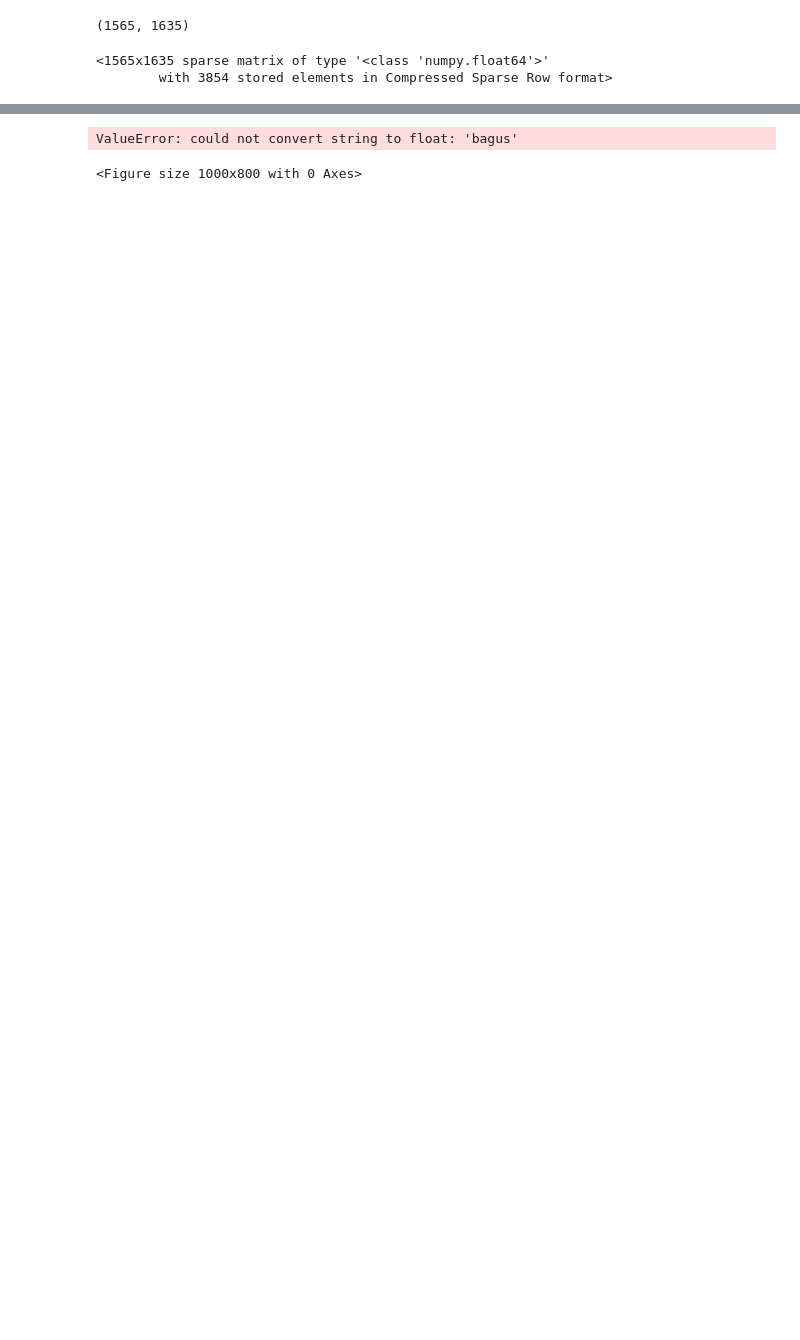
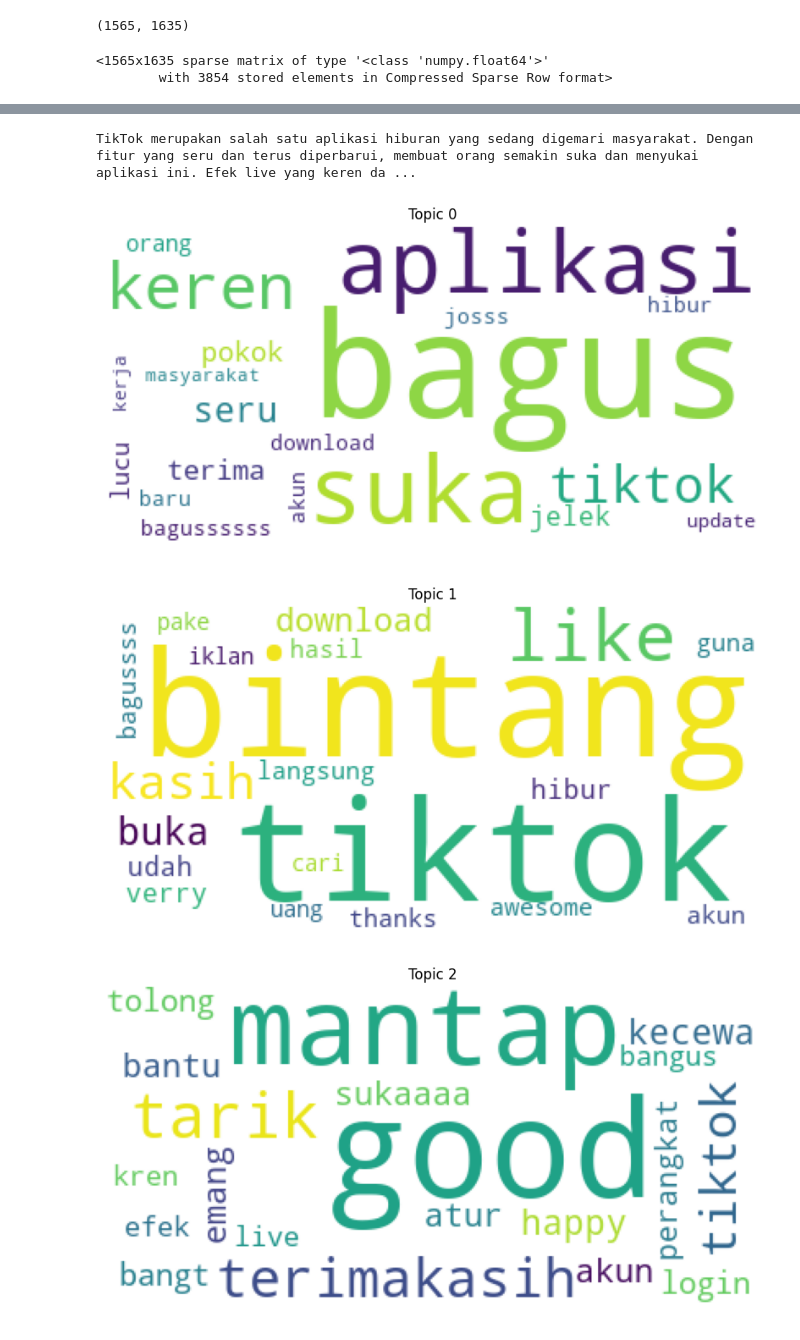
Before and after one commit to rfdharma/LDA---Text-Mining, a Jupyter notebook: TiktokAppReview_LDA/LDA.ipynb, the cells around one changed output, grey strips where cells are left out. Saved outputs shown, nothing was run; the diff lists cells and outputs as text; code cells hidden in the pictures; blank space fills up the shorter version.

```diff
--- a/TiktokAppReview_LDA/LDA.ipynb
+++ b/TiktokAppReview_LDA/LDA.ipynb
@@ -150,6 +151,6 @@ data_vektor
 <1565x1635 sparse matrix of type '<class 'numpy.float64'>'
         with 3854 stored elements in Compressed Sparse Row format>
 # %%
-lda = LatentDirichletAllocation(n_components = 4, random_state = 0)
+lda = LatentDirichletAllocation(n_components = 7, random_state = 0)
 lda.fit(data_vektor)
 # %% [output]
@@ -166,7 +167,7 @@ data_vektor
 # %%
 
 def display_topics(model, feature_names, no_top_words):
-    for topic_idx, topic in enumerate(model.components_):
+    for topic_idx, topic in enumerate(lda.components_):
         print("Topic %d:" % (topic_idx))
         print(" ".join([feature_names[i]
                         for i in topic.argsort()[:-no_top_words - 1:-1]]))
@@ -175,7 +176,7 @@ def display_topics(model, feature_names, no_top_words):
 feature_names = vectorizer.get_feature_names_out()
 
 # n fitur terbaik untuk setiap topik
-no_top_words = 10
+no_top_words = 20
 display_topics(lda, feature_names, no_top_words)
 # %% [output]
 Topic 0:
@@ -188,0 +196,14 @@ nice baik lumayan puas love tiktok filter baguss ajar kuning
+# %%
+# Simpan kata-kata kunci dari setiap topik ke dalam list
+topics = []
+
+for topic_idx, topic in enumerate(lda.components_):
+    topic_words = [feature_names[i] for i in topic.argsort()[:-no_top_words - 1:-1]]
+    topics.append(topic_words)
+
+# Gabungkan topik 0 hingga 3 menjadi satu list
+combined_topics = []
+for i in range(4):
+    combined_topics += topics[i]
+
+combined_topics
@@ -188,0 +241,5 @@ nice baik lumayan puas love tiktok filter baguss ajar kuning
+# %%
+txt = openai.ChatCompletion.create(model="gpt-3.5-turbo", messages=[{"role": "user", "content": "Buatkan suatu paragraf dengan formal dari topik [bagus, suka, aplikasi, keren, tiktok, seru, terima, pokok, jelek, lucu, orang, akun, bagussssss, josss, baru, download, hibur, update, masyarakat, kerja, bintang, tiktok, like, kasih, buka, download, hibur, udah, verry, thanks, langsung, akun, bagussss, guna, awesome, hasil, iklan, uang, pake, cari, good, mantap, tarik, terimakasih, tiktok, happy, kecewa, emang, akun, bantu, sukaaaa, atur, bangt, tolong, login, perangkat, efek, live, kren, bangus, nice, lumayan, puas, love, ajar, manfaat, coba, tiktok, asik, amazing, siip, mantep, efek, ken, coin, kasih, temen, poko, bantu, baguusss]"}])
+print(txt.choices[0].message.content)
+# %% [output]
+TikTok merupakan salah satu aplikasi hiburan yang sedang digemari masyarakat. Dengan fitur yang seru dan terus diperbarui, membuat orang semakin suka dan menyukai aplikasi ini. Efek live yang keren da ...
@@ -189,21 +252,20 @@ nice baik lumayan puas love tiktok filter baguss ajar kuning
 # %%
+from wordcloud import WordCloud
+import matplotlib.pyplot as plt
 
-def plot_heatmap(model, feature_names, no_top_words):
-    topics = model.components_
-    topic_words = []
-    for topic in topics:
-        topic_words.append([feature_names[i] for i in topic.argsort()[:-no_top_words - 1:-1]])
-    topic_df = pd.DataFrame(topic_words).T
-    plt.figure(figsize=(10, 8))
-    sns.heatmap(topic_df, cmap="YlGnBu")
-    plt.show()
+def display_topics_wordcloud(model, feature_names, no_top_words):
+    for topic_idx, topic in enumerate(lda.components_):
+        plt.figure(figsize=(10, 6))
+        plt.imshow(WordCloud(background_color='white').fit_words({feature_names[i]: topic[i]
+                        for i in topic.argsort()[:-no_top_words - 1:-1]}))
+        plt.axis("off")
+        plt.title("Topic %d" % (topic_idx))
+        plt.show()
 
-# Dapatkan nama fitur
-feature_names = vectorizer.get_feature_names_out()
-
-# Tampilkan 10 fitur terbaik untuk setiap topik
-no_top_words = 10
-plot_heatmap(lda, feature_names, no_top_words)
+# n fitur terbaik untuk setiap topik
+no_top_words = 20
+display_topics_wordcloud(lda, feature_names, no_top_words)
 # %% [output]
-ValueError: could not convert string to float: 'bagus'
-<Figure size 1000x800 with 0 Axes>
+[figure, added]
+[figure, added]
+[figure, added]
```
Also changed, not shown: parts of 9 cells of this notebook, 3 other files.
